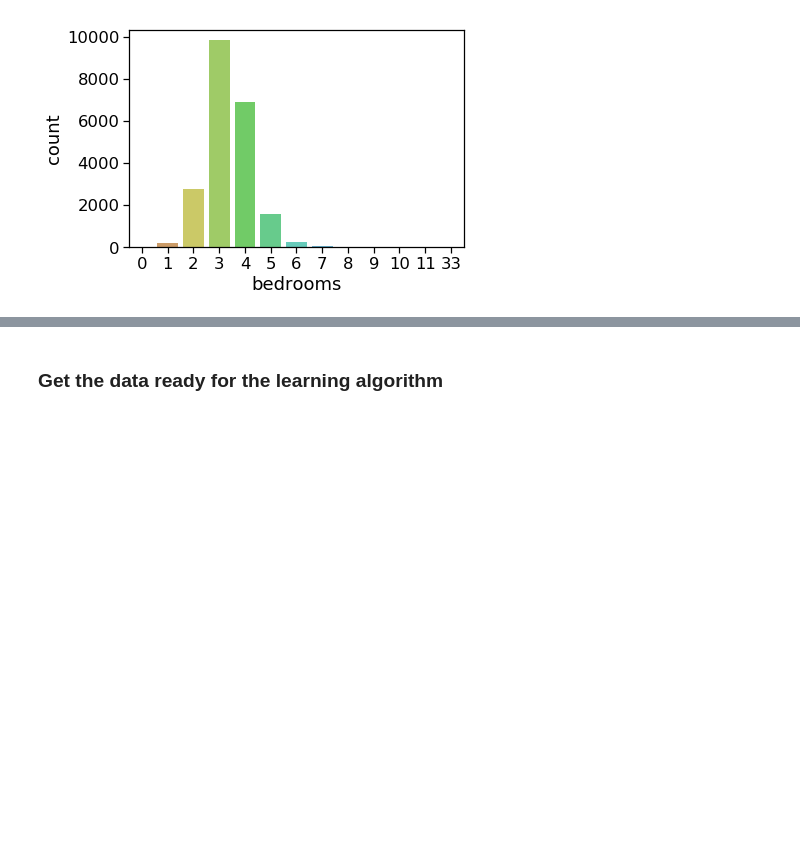
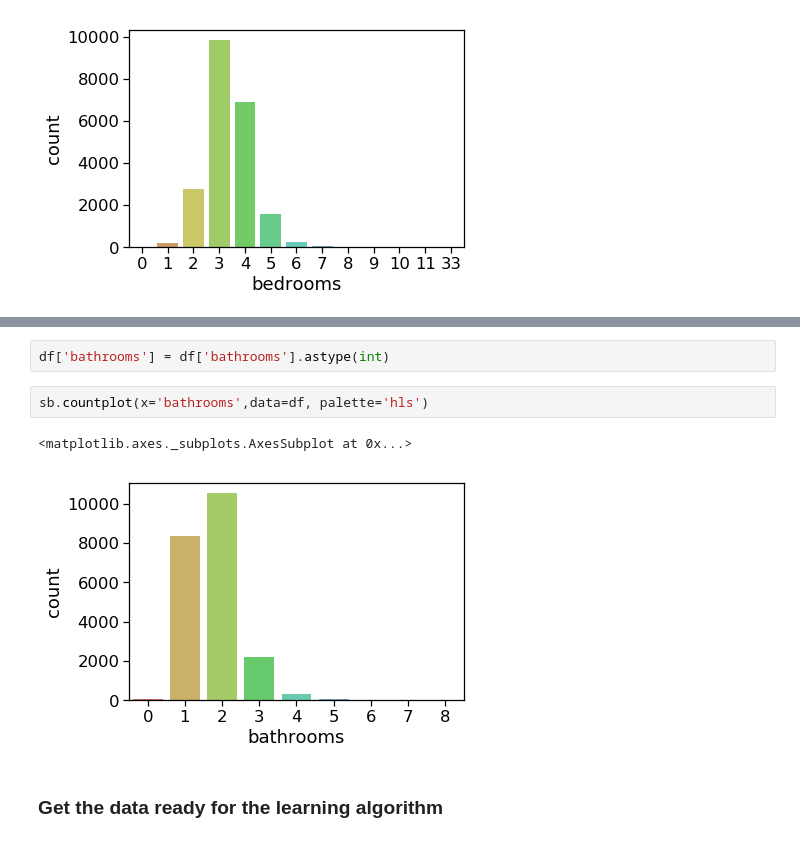
Before and after one commit to farisology/Artificial-Neural-Networks, a Jupyter notebook: Pandas and Seaborn Example.ipynb, the cells around one changed output, grey strips where cells are left out. Saved outputs shown, nothing was run; the diff lists cells and outputs as text; blank space fills up the shorter version.

```diff
--- a/Pandas and Seaborn Example.ipynb
+++ b/Pandas and Seaborn Example.ipynb
@@ -76,3 +116,10 @@ sb.countplot(x='bedrooms',data=df, palette='hls')
+# %%
+df['bathrooms'] = df['bathrooms'].astype(int)
+# %%
+sb.countplot(x='bathrooms',data=df, palette='hls')
+# %% [output]
+<matplotlib.axes._subplots.AxesSubplot at 0x...>
+[figure, added]
 # %% [markdown]
 ### Get the data ready for the learning algorithm
 # %%
```
Also changed, not shown: parts of 7 cells of this notebook, 9 other files.
